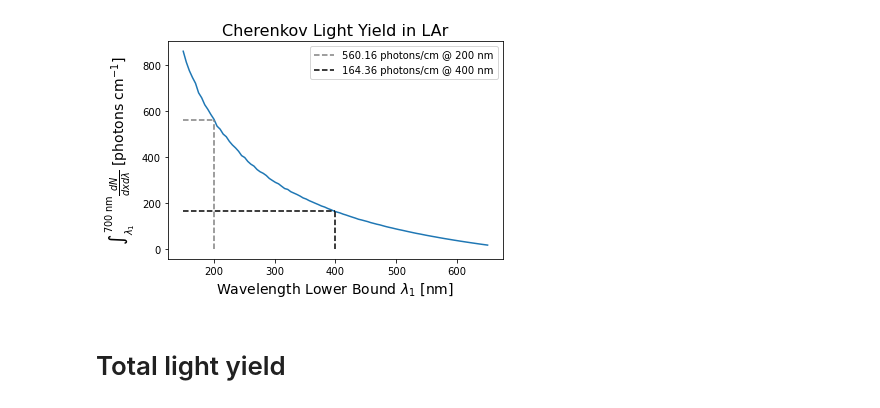
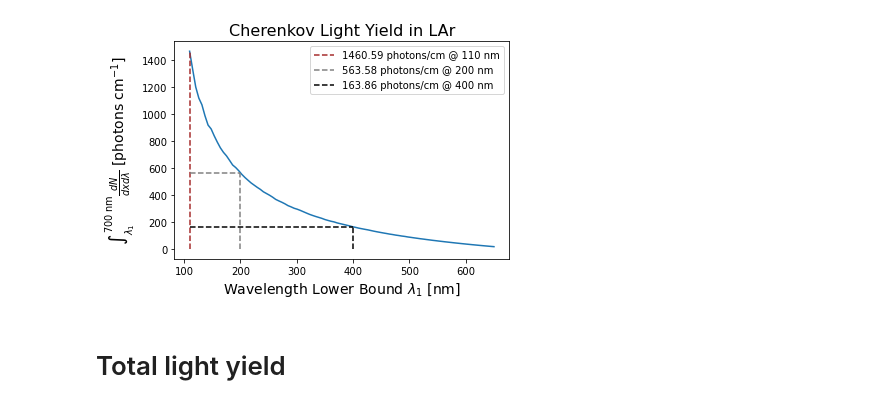
Before and after one commit to nickkamp1/CCM_CherenkovLight, a Jupyter notebook: CherenkovLightYield.ipynb, the cells around one changed output. Saved outputs shown, nothing was run; the diff lists cells and outputs as text; code cells hidden in the pictures.

```diff
--- a/CherenkovLightYield.ipynb
+++ b/CherenkovLightYield.ipynb
@@ -18,11 +18,14 @@ def n(l):
     return np.sqrt(a0 + aUV*l**2 / (l**2 - lUV**2) + aIR*l**2 / (l**2 - lIR**2))
 
 def dNdXdl(l,beta=1):
-    #print(l,(1 - 1/(n(l)*beta)**2) * l**-2)
-    return 2*np.pi*alpha * (1 - 1/(n(l)*beta)**2) * l**-2 * 1e7
+    term = 2*np.pi*alpha * (1 - 1/(n(l)*beta)**2) * l**-2 * 1e7
+    return term
+    return np.where(np.abs(n(l)*beta)<1,term,0)
 # %%
 N = 100
-lower_bound_range = np.linspace(150,650,N)
+lower_bound_range = np.linspace(110,650,N)
+plt.plot(lower_bound_range,dNdXdl(lower_bound_range))
+plt.show()
 dNdX_range = []
 for lb in lower_bound_range:
     integ = vegas.Integrator([[lb,700]])
@@ -31,23 +36,26 @@ for lb in lower_bound_range:
 # %%
 plt.plot(lower_bound_range,dNdX_range)
 
-
+light_yield_at_110 = (vegas.Integrator([[110,700]]))(dNdXdl,nitn=10,neval=50)[0].mean
 light_yield_at_200 = (vegas.Integrator([[200,700]]))(dNdXdl,nitn=10,neval=50)[0].mean
 light_yield_at_400 = (vegas.Integrator([[400,700]]))(dNdXdl,nitn=10,neval=50)[0].mean
 
-plt.plot([150,200],[light_yield_at_200,light_yield_at_200],color='grey',ls='--')
+plt.plot([110,110],[light_yield_at_110,light_yield_at_110],color='grey',ls='--')
+plt.plot([110,110],[0,light_yield_at_110],color='brown',ls='--',label='%2.2f photons/cm @ 110 nm'%light_yield_at_110)
+
+plt.plot([110,200],[light_yield_at_200,light_yield_at_200],color='grey',ls='--')
 plt.plot([200,200],[0,light_yield_at_200],color='grey',ls='--',label='%2.2f photons/cm @ 200 nm'%light_yield_at_200)
 
-plt.plot([150,400],[light_yield_at_400,light_yield_at_400],color='black',ls='--')
+plt.plot([110,400],[light_yield_at_400,light_yield_at_400],color='black',ls='--')
 plt.plot([400,400],[0,light_yield_at_400],color='black',ls='--',label='%2.2f photons/cm @ 400 nm'%light_yield_at_400)
 
 plt.legend()
 plt.title('Cherenkov Light Yield in LAr',fontsize=16)
 plt.xlabel(r'Wavelength Lower Bound $\lambda_1$ [nm]',fontsize=14)
 plt.ylabel(r'$\int_{\lambda_1}^{700\;{\rm nm}} \frac{dN}{dx d\lambda}$ [photons cm$^{-1}$]',fontsize=14)
 plt.show()
 # %% [output]
-[figure, old version]
+[figure, new version]
 # %% [markdown]
 # Total light yield
 # %%
```
Also changed, not shown: parts of 6 cells of this notebook, 9 other files.
